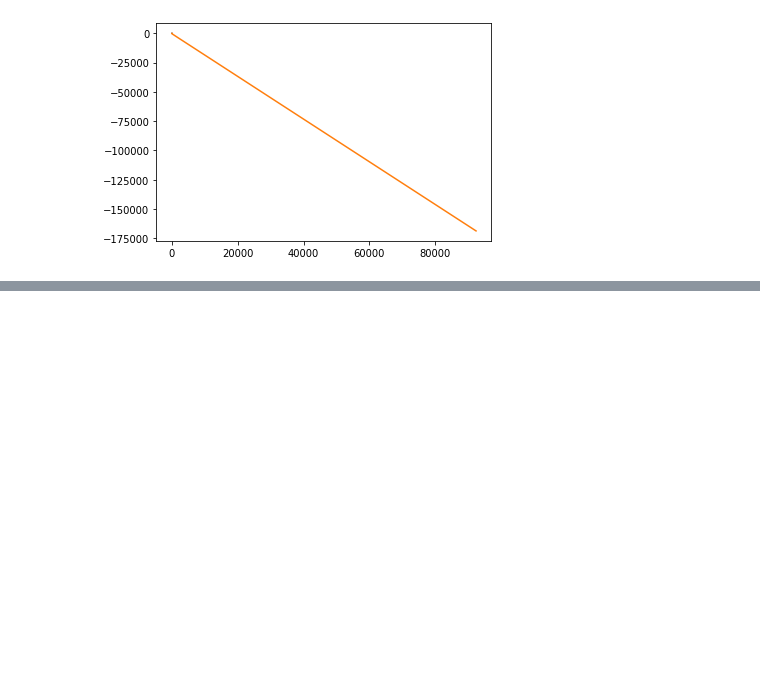
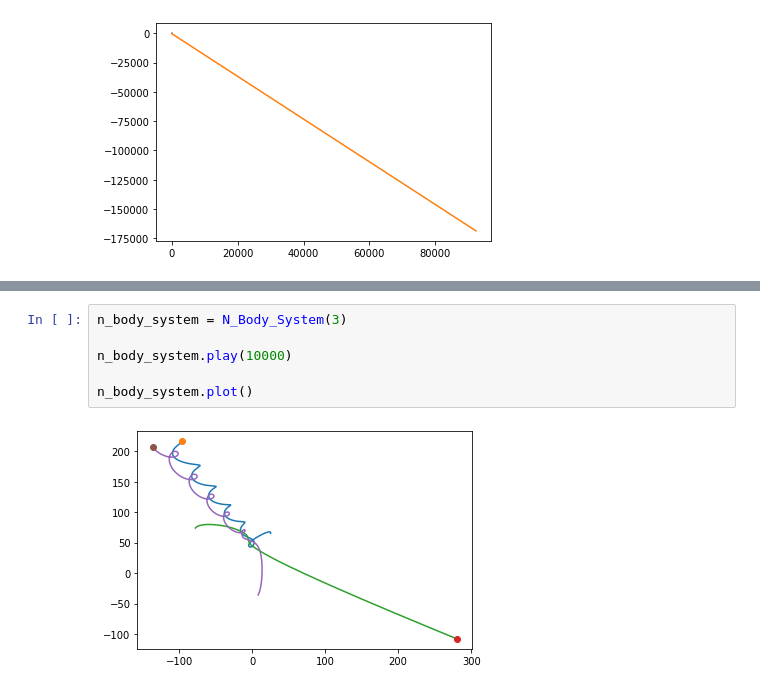
Before and after one commit to gksthdals/Three-Body-Problem, a Jupyter notebook: Three-Body-Problem.ipynb, the cells around one changed output, grey strips where cells are left out. Saved outputs shown, nothing was run; the diff lists cells and outputs as text; blank space fills up the shorter version.

```diff
--- a/Three-Body-Problem.ipynb
+++ b/Three-Body-Problem.ipynb
@@ -181,0 +200,8 @@ n_body_system.plot()
+# %%
+n_body_system = N_Body_System(3)
+
+n_body_system.play(10000)
+
+n_body_system.plot()
+# %% [output]
+[figure, added]
```
Also changed, not shown: parts of 3 cells of this notebook.
